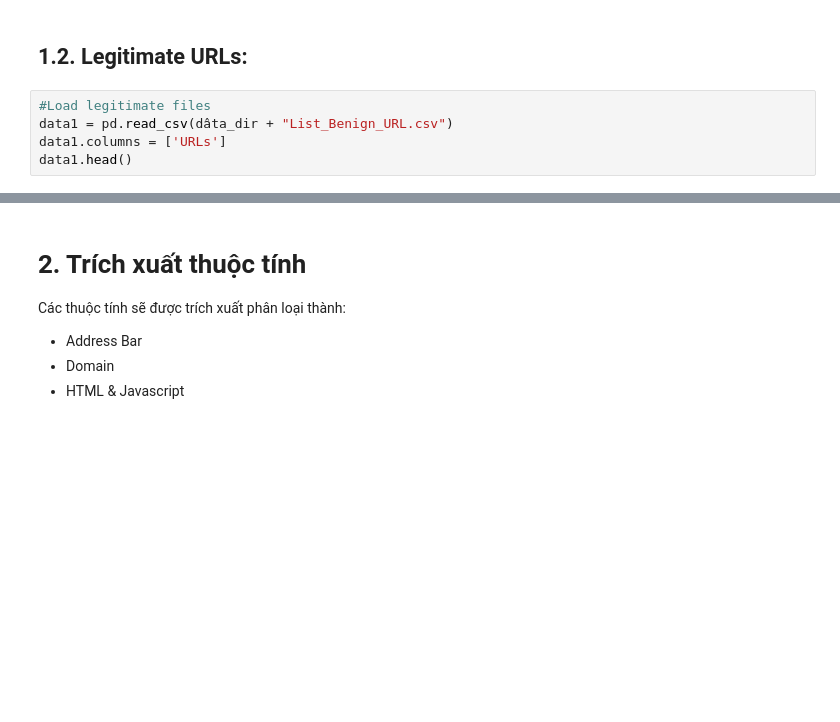
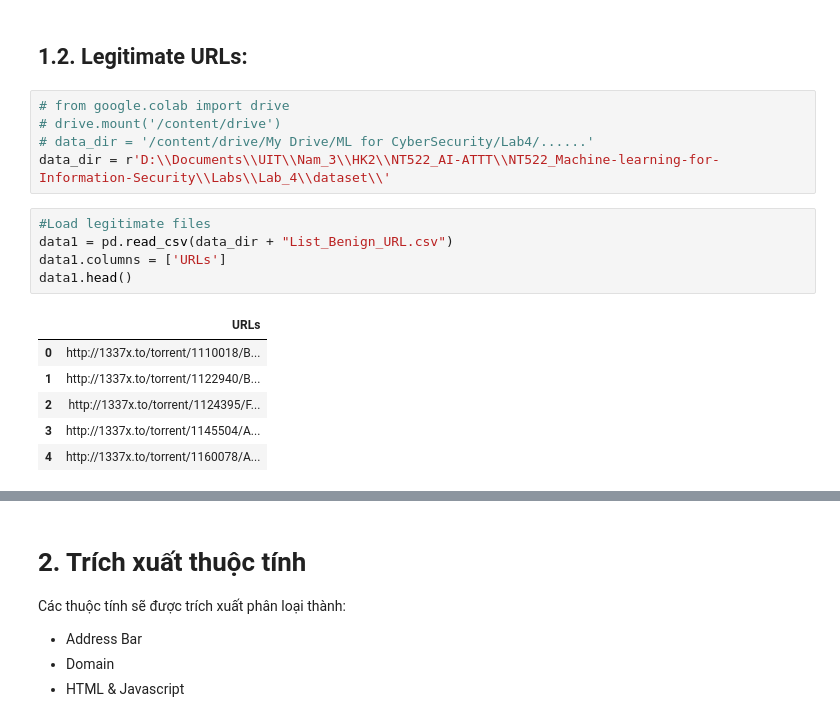
Before and after one commit to WanThinnn/NT522_MLIS-Lab, a Jupyter notebook: Labs/Lab_4/Lab_4.ipynb, the cells around one changed output, grey strips where cells are left out. Saved outputs shown, nothing was run; the diff lists cells and outputs as text; blank space fills up the shorter version.

```diff
--- a/Labs/Lab_4/Lab_4.ipynb
+++ b/Labs/Lab_4/Lab_4.ipynb
@@ -567,10 +593,22 @@ phishurl.shape
 # %% [markdown]
 ## **1.2. Legitimate URLs:**
+# %%
+# from google.colab import drive
+# drive.mount('/content/drive')
+# data_dir = '/content/drive/My Drive/ML for CyberSecurity/Lab4/......'
+data_dir = r'D:\\Documents\\UIT\\Nam_3\\HK2\\NT522_AI-ATTT\\NT522_Machine-learning-for-Information-Security\\Labs\\Lab_4\\dataset\\'
 # %%
 #Load legitimate files
-data1 = pd.read_csv(dâta_dir + "List_Benign_URL.csv")
+data1 = pd.read_csv(data_dir + "List_Benign_URL.csv")
 data1.columns = ['URLs']
 data1.head()
+# %% [output]
+|  | URLs |
+| 0 | http://1337x.to/torrent/1110018/B... |
+| 1 | http://1337x.to/torrent/1122940/B... |
+| 2 | http://1337x.to/torrent/1124395/F... |
+| 3 | http://1337x.to/torrent/1145504/A... |
+| 4 | http://1337x.to/torrent/1160078/A... |
 # %%
 #Collec 5,000 Legitimate URLs randomly
 legiurl = data1.sample(n = 10000, random_state = 12).copy()
```
Also changed, not shown: parts of 17 cells of this notebook, 2 other files.
